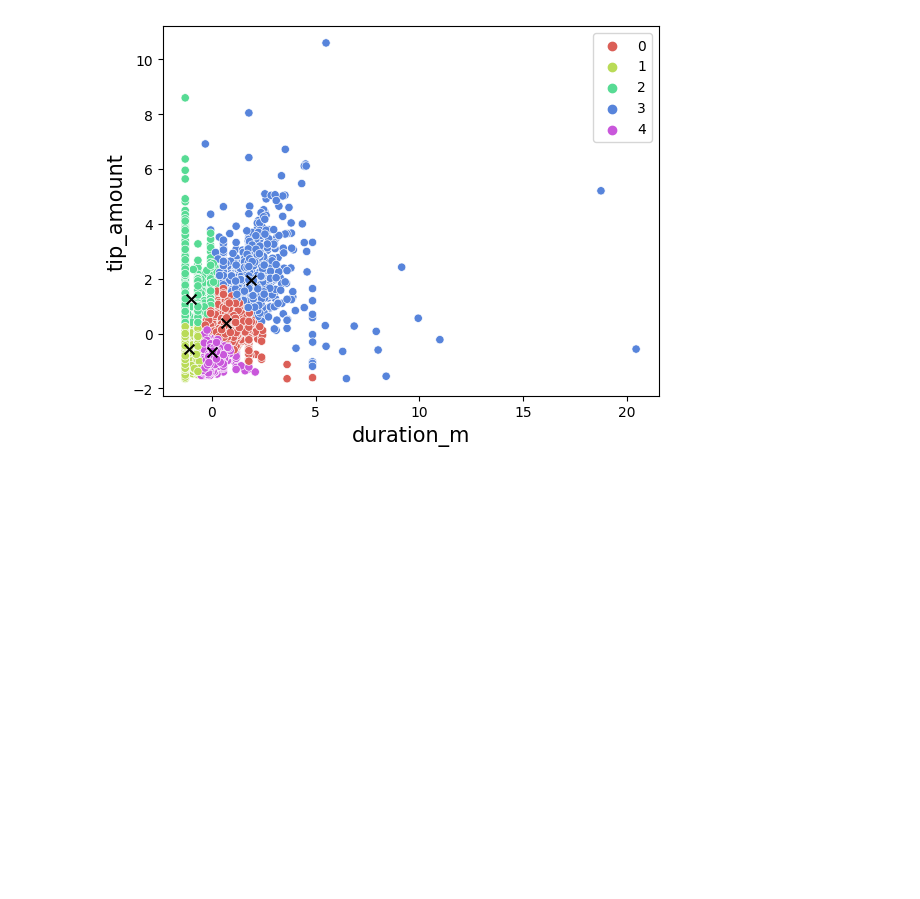
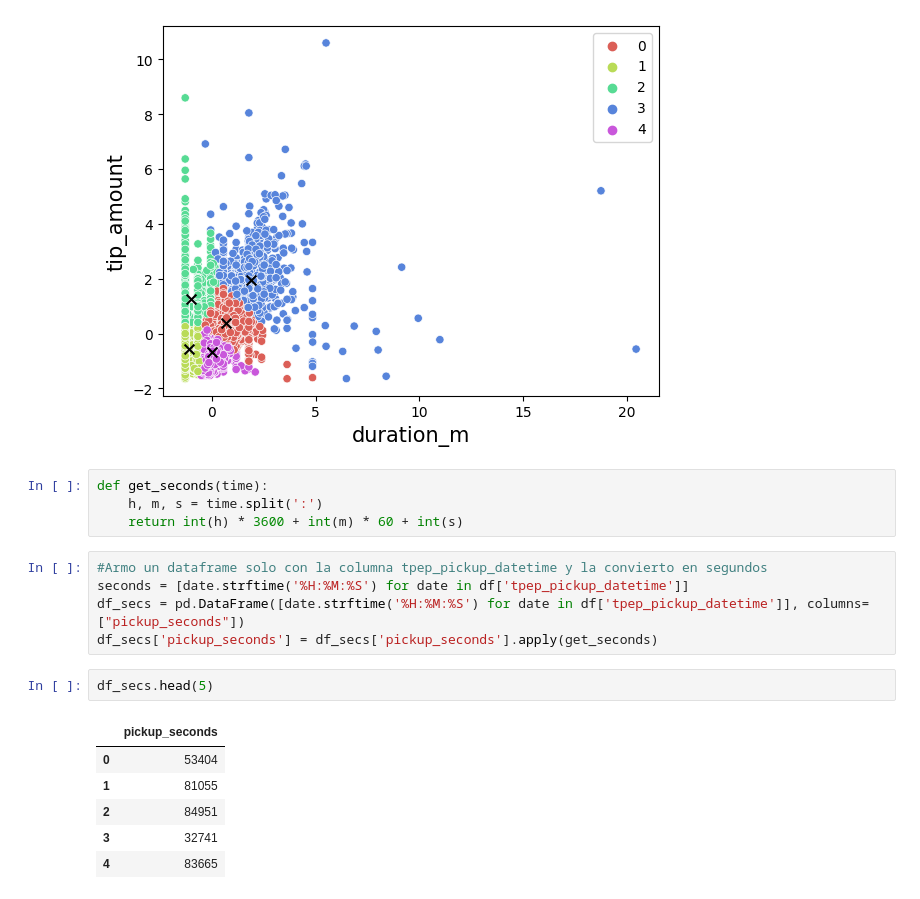
Before and after one commit to AbeRodz/Machine-learning, a Jupyter notebook: tp_ml.ipynb, the cells around one changed output. Drawn from its saved outputs; the diff is of its cells as text; blank space fills up the shorter version.

```diff
--- a/tp_ml.ipynb
+++ b/tp_ml.ipynb
@@ -367,3 +367,21 @@ plt.xlabel('duration_m',fontsize=15);plt.ylabel('tip_amount',fontsize=15);
 plt.scatter(centroids[:,0],centroids[:,1],marker='x',s=50,color='k');
 # %% [output]
 [figure]
+# %%
+def get_seconds(time):
+    h, m, s = time.split(':')
+    return int(h) * 3600 + int(m) * 60 + int(s)
+# %%
+#Armo un dataframe solo con la columna tpep_pickup_datetime y la convierto en segundos
+seconds = [date.strftime('%H:%M:%S') for date in df['tpep_pickup_datetime']]
+df_secs = pd.DataFrame([date.strftime('%H:%M:%S') for date in df['tpep_pickup_datetime']], columns=["pickup_seconds"])
+df_secs['pickup_seconds'] = df_secs['pickup_seconds'].apply(get_seconds)
+# %%
+df_secs.head(5)
+# %% [output]
+|  | pickup_seconds |
+| 0 | 53404 |
+| 1 | 81055 |
+| 2 | 84951 |
+| 3 | 32741 |
+| 4 | 83665 |
```
Also changed, not shown: parts of 6 cells of this notebook.
